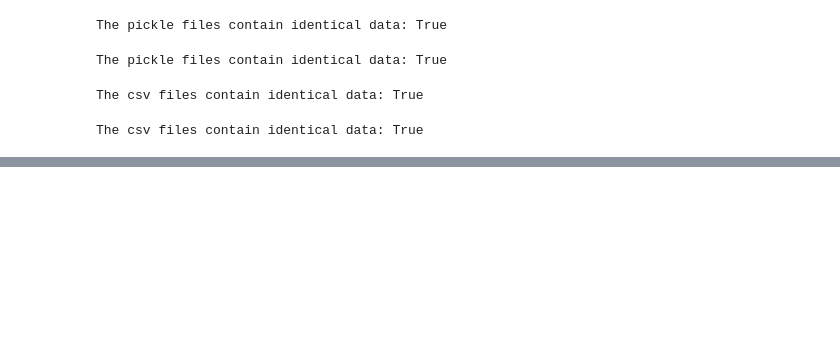
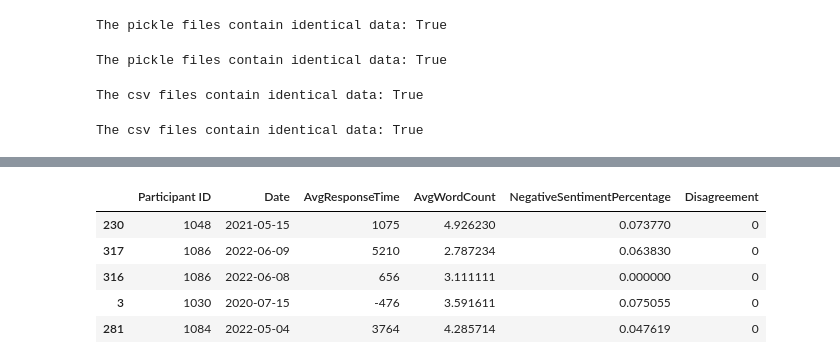
Before and after one commit to The-SATH-Lab/IPV-Disagreements, a Jupyter notebook: notebooks/files_test.ipynb, the cells around one changed output, grey strips where cells are left out. Saved outputs shown, nothing was run; the diff lists cells and outputs as text; code cells hidden in the pictures; blank space fills up the shorter version.

```diff
--- a/notebooks/files_test.ipynb
+++ b/notebooks/files_test.ipynb
@@ -78,0 +132,9 @@ The csv files contain identical data: True
+# %%
+snap_train_df.head()
+# %% [output]
+|  | Participant ID | Date | AvgResponseTime | AvgWordCount | NegativeSentimentPercentage | Disagreement |
+| 230 | 1048 | 2021-05-15 | 1075 | 4.926230 | 0.073770 | 0 |
+| 317 | 1086 | 2022-06-09 | 5210 | 2.787234 | 0.063830 | 0 |
+| 316 | 1086 | 2022-06-08 | 656 | 3.111111 | 0.000000 | 0 |
+| 3 | 1030 | 2020-07-15 | -476 | 3.591611 | 0.075055 | 0 |
+| 281 | 1084 | 2022-05-04 | 3764 | 4.285714 | 0.047619 | 0 |
```
Also changed, not shown: parts of 13 cells of this notebook, 16 other files.
